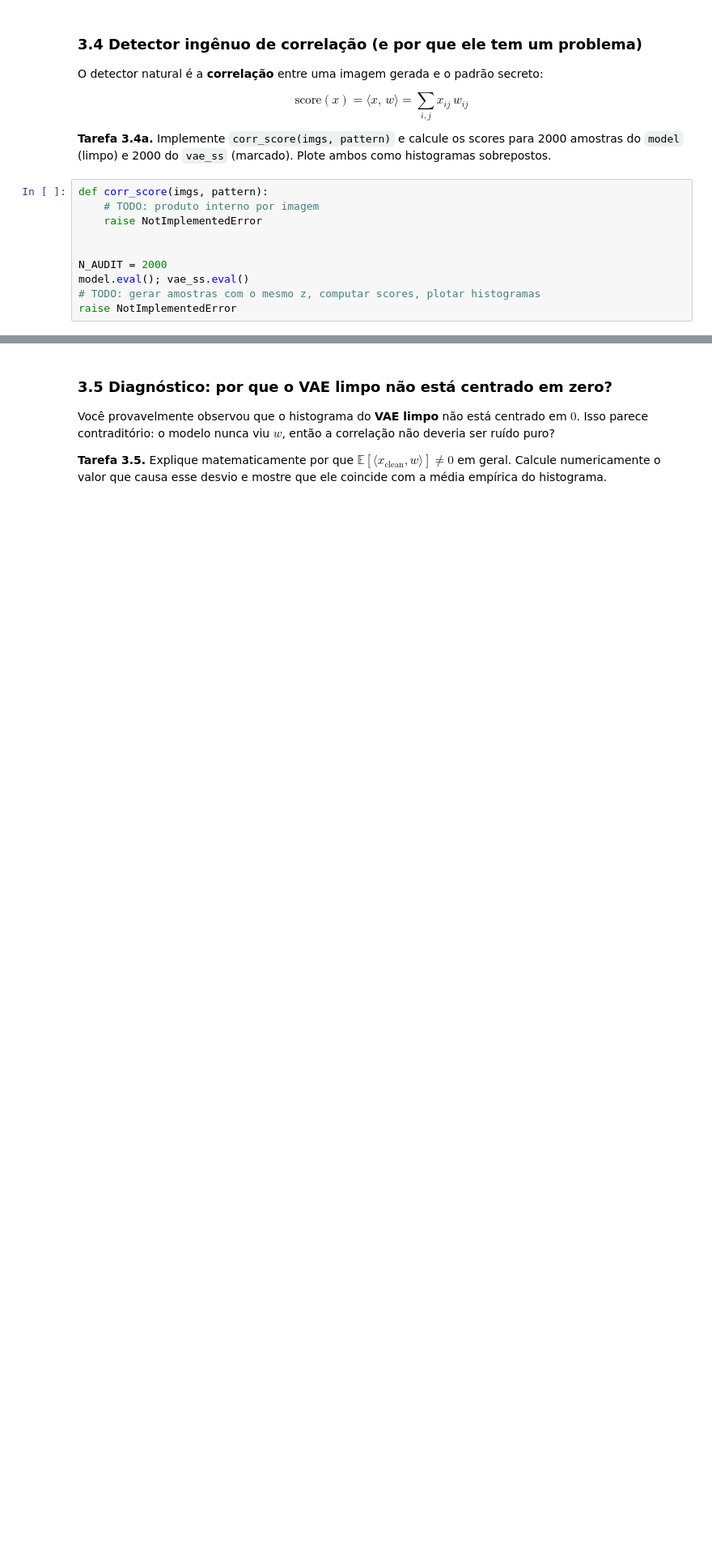
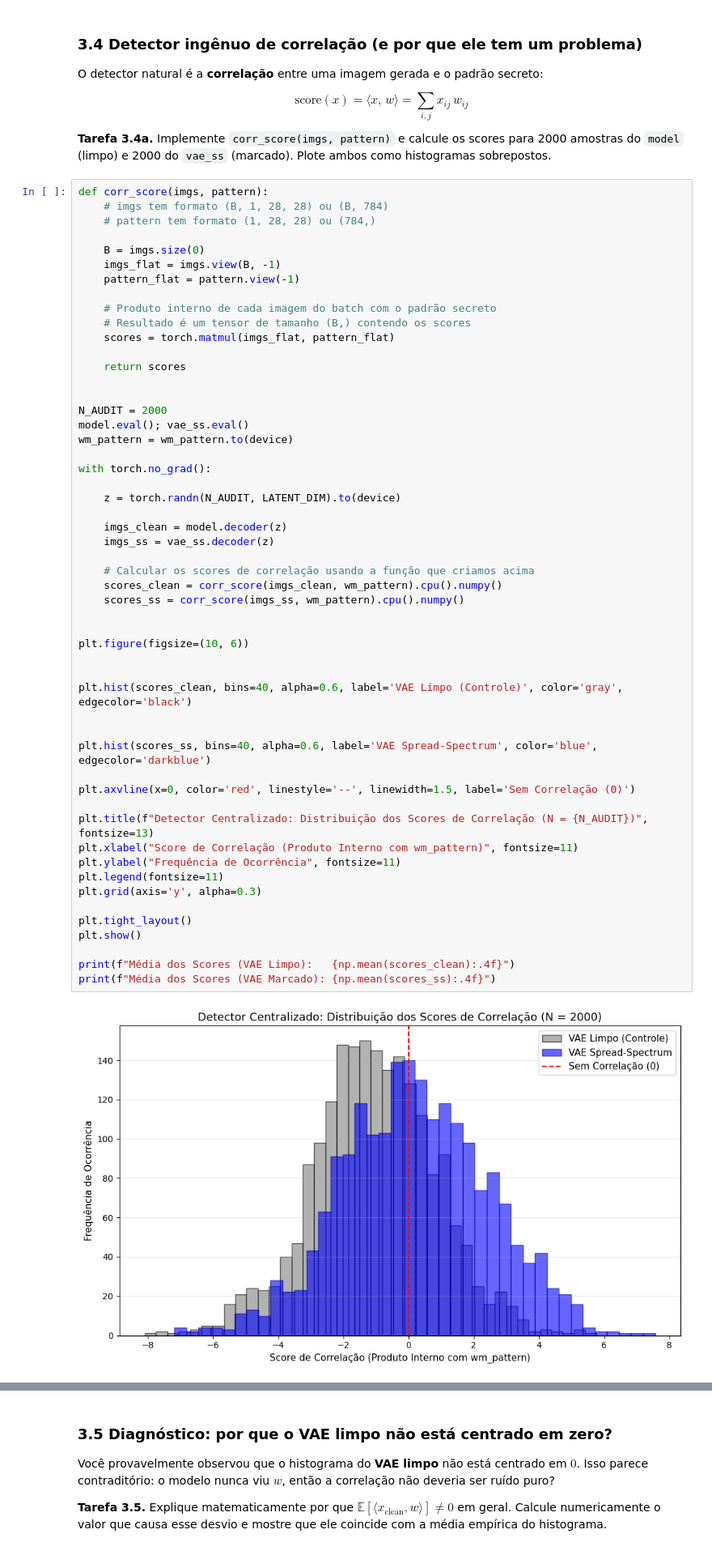
Before and after one commit to biaanuness/machine_learning2, a Jupyter notebook: trabalho_3/vae_watermark.ipynb, the cells around one changed output, grey strips where cells are left out. Shown at 81% size. Saved outputs shown, nothing was run; the diff lists cells and outputs as text; blank space fills up the shorter version.

```diff
--- a/trabalho_3/vae_watermark.ipynb
+++ b/trabalho_3/vae_watermark.ipynb
@@ -1018,13 +935,58 @@ O detector natural é a **correlação** entre uma imagem gerada e o padrão sec
 $$\text{score}(x) = \langle x,\, w \rangle = \sum_{i,j} x_{ij} \, w_{ij}$$
 
 **Tarefa 3.4a.** Implemente `corr_score(imgs, pattern)` e calcule os scores para 2000 amostras do `model` (limpo) e 2000 do `vae_ss` (marcado). Plote ambos como histogramas sobrepostos.
-# %%
-def corr_score(imgs, pattern):
-    # TODO: produto interno por imagem
-    raise NotImplementedError
-
-
-N_AUDIT = 2000
-model.eval(); vae_ss.eval()
-# TODO: gerar amostras com o mesmo z, computar scores, plotar histogramas
-raise NotImplementedError
+# %%
+def corr_score(imgs, pattern):
+    # imgs tem formato (B, 1, 28, 28) ou (B, 784)
+    # pattern tem formato (1, 28, 28) ou (784,)
+
+    B = imgs.size(0)
+    imgs_flat = imgs.view(B, -1)
+    pattern_flat = pattern.view(-1)
+
+    # Produto interno de cada imagem do batch com o padrão secreto
+    # Resultado é um tensor de tamanho (B,) contendo os scores
+    scores = torch.matmul(imgs_flat, pattern_flat)
+
+    return scores
+
+
+N_AUDIT = 2000
+model.eval(); vae_ss.eval()
+wm_pattern = wm_pattern.to(device)
+
+with torch.no_grad():
+
+    z = torch.randn(N_AUDIT, LATENT_DIM).to(device)
+
+    imgs_clean = model.decoder(z)
+    imgs_ss = vae_ss.decoder(z)
+
+    # Calcular os scores de correlação usando a função que criamos acima
+    scores_clean = corr_score(imgs_clean, wm_pattern).cpu().numpy()
+    scores_ss = corr_score(imgs_ss, wm_pattern).cpu().numpy()
+
+
+plt.figure(figsize=(10, 6))
+
+
+plt.hist(scores_clean, bins=40, alpha=0.6, label='VAE Limpo (Controle)', color='gray', edgecolor='black')
+
+
+plt.hist(scores_ss, bins=40, alpha=0.6, label='VAE Spread-Spectrum', color='blue', edgecolor='darkblue')
+
+plt.axvline(x=0, color='red', linestyle='--', linewidth=1.5, label='Sem Correlação (0)')
+
+plt.title(f"Detector Centralizado: Distribuição dos Scores de Correlação (N = {N_AUDIT})", fontsize=13)
+plt.xlabel("Score de Correlação (Produto Interno com wm_pattern)", fontsize=11)
+plt.ylabel("Frequência de Ocorrência", fontsize=11)
+plt.legend(fontsize=11)
+plt.grid(axis='y', alpha=0.3)
+
+plt.tight_layout()
+plt.show()
+
+print(f"Média dos Scores (VAE Limpo):   {np.mean(scores_clean):.4f}")
+print(f"Média dos Scores (VAE Marcado): {np.mean(scores_ss):.4f}")
+# %% [output]
+[figure, added]
```
Also changed, not shown: parts of 21 cells of this notebook.
